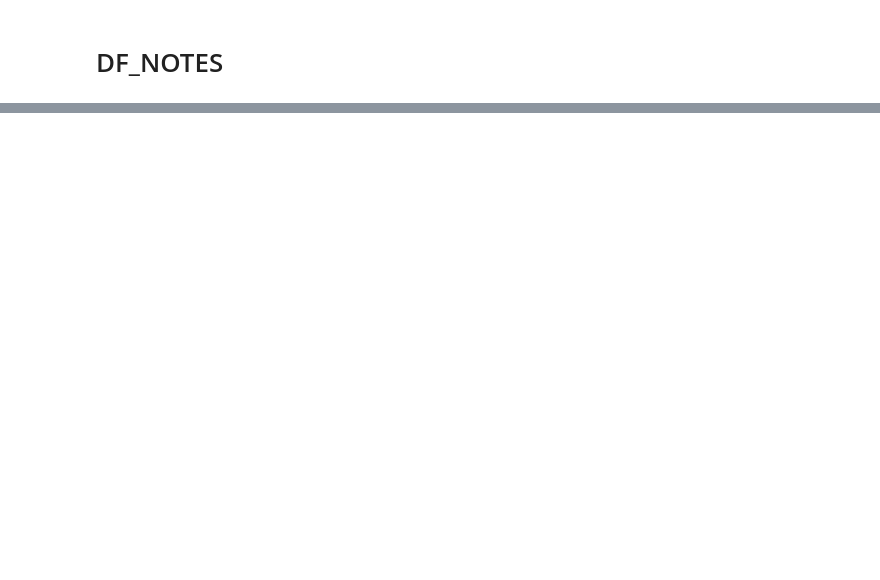
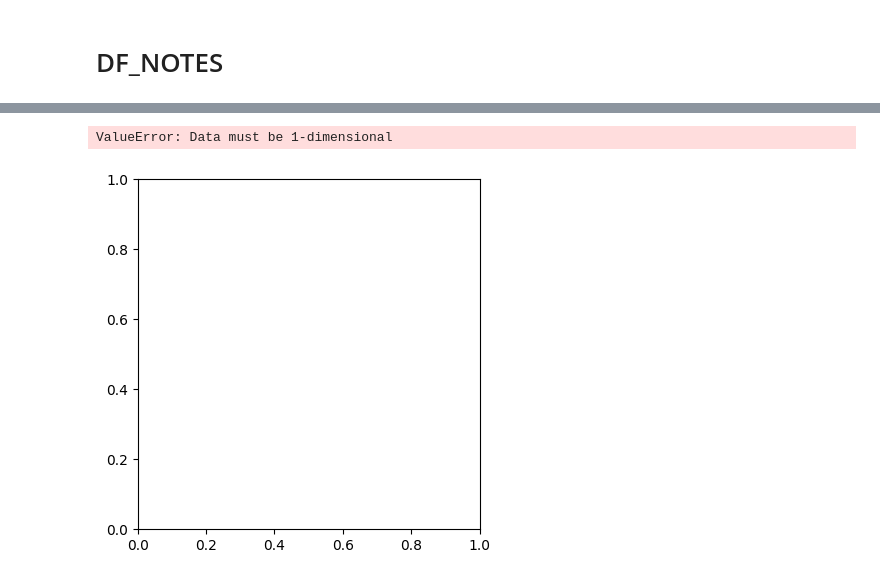
Before and after one commit to MathieuBartozzi/audit_daudet_osui, a Jupyter notebook: data_pronote_processing.ipynb, the cells around one changed output, grey strips where cells are left out. Cells and saved outputs as stored; diff of their text form; code cells hidden in the pictures; blank space fills up the shorter version.

```diff
--- a/data_pronote_processing.ipynb
+++ b/data_pronote_processing.ipynb
@@ -323,0 +641,21 @@ DataFrame 'Sanction' exporté vers exported_data/Sanction.csv
+# %%
+import matplotlib.pyplot as plt
+import seaborn as sns
+
+
+
+plt.figure(figsize=(15, 10))
+
+# Boucle pour afficher un histogramme de distribution pour chaque thème
+for i, theme in enumerate(themes_normalized, 1):
+    plt.subplot(2, 3, i)
+    sns.histplot(data=df_appreciationprofesseurs, x=theme, hue='sexe', multiple='stack', kde=True)
+    plt.title(f"Distribution des scores normalisés du thème '{theme}' par sexe")
+    plt.xlabel("Score Normalisé")
+    plt.ylabel("Fréquence")
+
+plt.tight_layout()
+plt.show()
+# %% [output]
+ValueError: Data must be 1-dimensional
+[figure, added]
```
Also changed, not shown: parts of 18 cells of this notebook, 23 other files.
